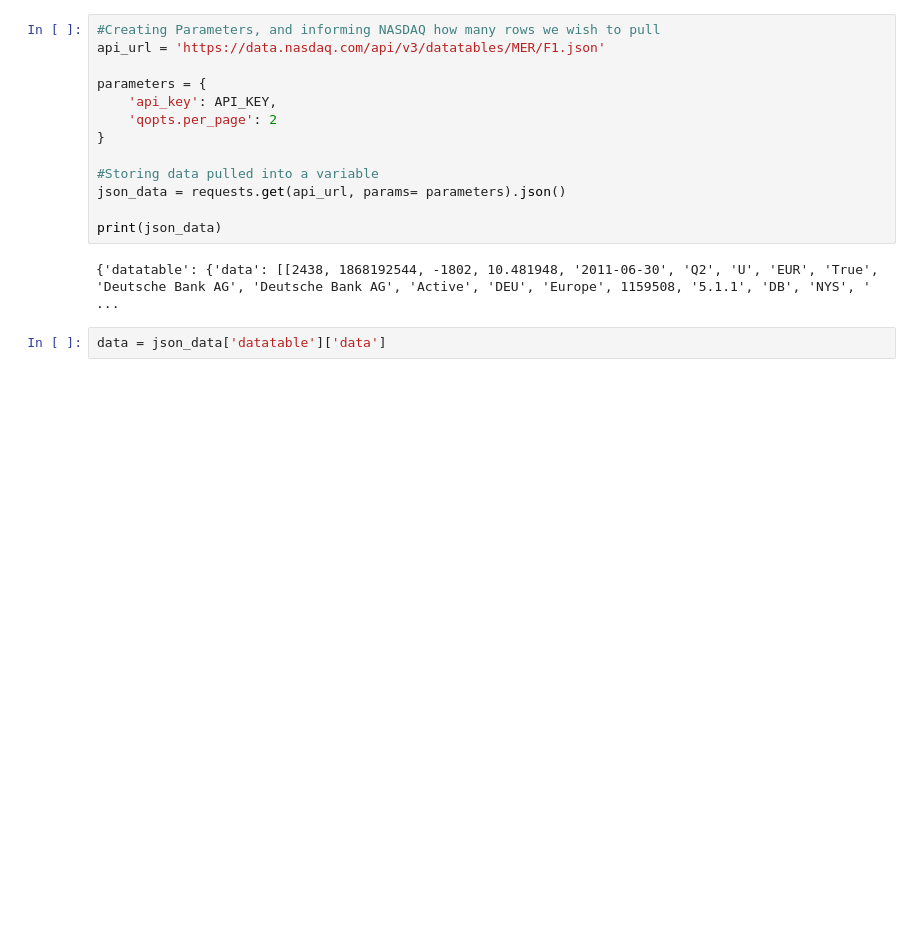
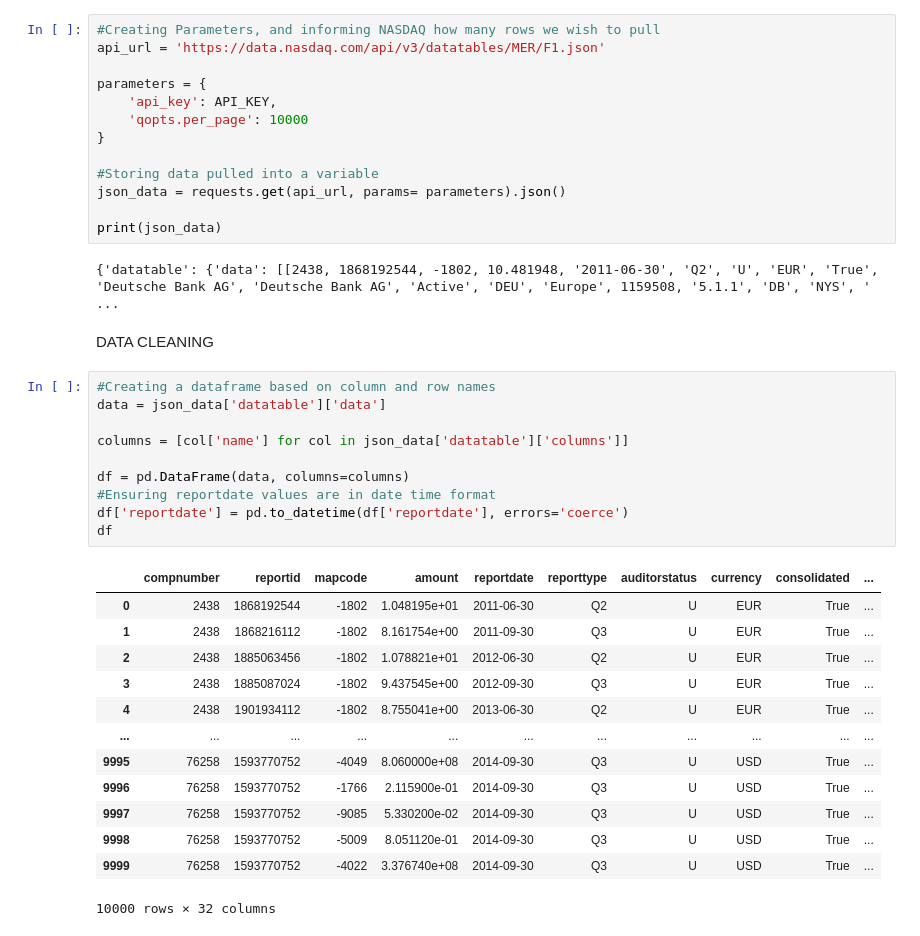
Before and after one commit to eanderson66-gsu/Financial-Analysis-with-Python, a Jupyter notebook: Main.ipynb, the cells around one changed output. Cells and saved outputs as stored; diff of their text form; blank space fills up the shorter version.

```diff
--- a/Main.ipynb
+++ b/Main.ipynb
@@ -19,7 +19,7 @@ api_url = 'https://data.nasdaq.com/api/v3/datatables/MER/F1.json'
 
 parameters = {
     'api_key': API_KEY,
-    'qopts.per_page': 2
+    'qopts.per_page': 10000
 }
 
 #Storing data pulled into a variable
@@ -28,5 +28,29 @@ json_data = requests.get(api_url, params= parameters).json()
 print(json_data)
 # %% [output]
 {'datatable': {'data': [[2438, 1868192544, -1802, 10.481948, '2011-06-30', 'Q2', 'U', 'EUR', 'True', 'Deutsche Bank AG', 'Deutsche Bank AG', 'Active', 'DEU', 'Europe', 1159508, '5.1.1', 'DB', 'NYS', ' ...
+# %% [markdown]
+DATA CLEANING
 # %%
+#Creating a dataframe based on column and row names
 data = json_data['datatable']['data']
+
+columns = [col['name'] for col in json_data['datatable']['columns']]
+
+df = pd.DataFrame(data, columns=columns)
+#Ensuring reportdate values are in date time format
+df['reportdate'] = pd.to_datetime(df['reportdate'], errors='coerce')
+df
+# %% [output]
+|  | compnumber | reportid | mapcode | amount | reportdate | reporttype | auditorstatus | currency | consolidated | ... |
+| 0 | 2438 | 1868192544 | -1802 | 1.048195e+01 | 2011-06-30 | Q2 | U | EUR | True | ... |
+| 1 | 2438 | 1868216112 | -1802 | 8.161754e+00 | 2011-09-30 | Q3 | U | EUR | True | ... |
+| 2 | 2438 | 1885063456 | -1802 | 1.078821e+01 | 2012-06-30 | Q2 | U | EUR | True | ... |
+| 3 | 2438 | 1885087024 | -1802 | 9.437545e+00 | 2012-09-30 | Q3 | U | EUR | True | ... |
+| 4 | 2438 | 1901934112 | -1802 | 8.755041e+00 | 2013-06-30 | Q2 | U | EUR | True | ... |
+| ... | ... | ... | ... | ... | ... | ... | ... | ... | ... | ... |
+| 9995 | 76258 | 1593770752 | -4049 | 8.060000e+08 | 2014-09-30 | Q3 | U | USD | True | ... |
+| 9996 | 76258 | 1593770752 | -1766 | 2.115900e-01 | 2014-09-30 | Q3 | U | USD | True | ... |
+| 9997 | 76258 | 1593770752 | -9085 | 5.330200e-02 | 2014-09-30 | Q3 | U | USD | True | ... |
+| 9998 | 76258 | 1593770752 | -5009 | 8.051120e-01 | 2014-09-30 | Q3 | U | USD | True | ... |
+| 9999 | 76258 | 1593770752 | -4022 | 3.376740e+08 | 2014-09-30 | Q3 | U | USD | True | ... |
+10000 rows × 32 columns
```
